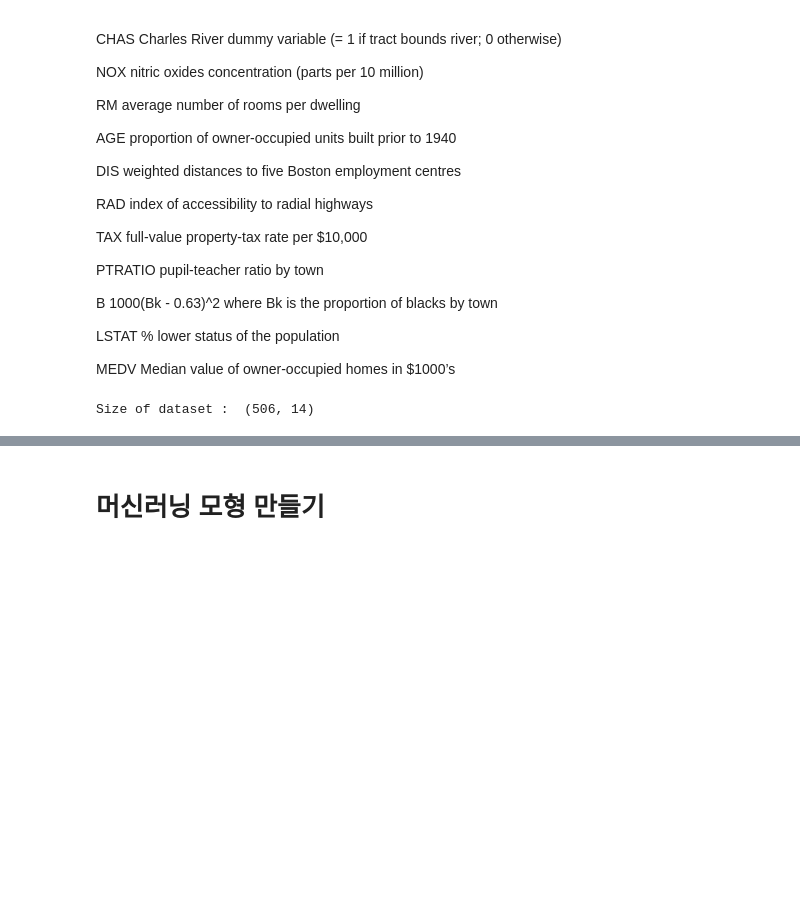
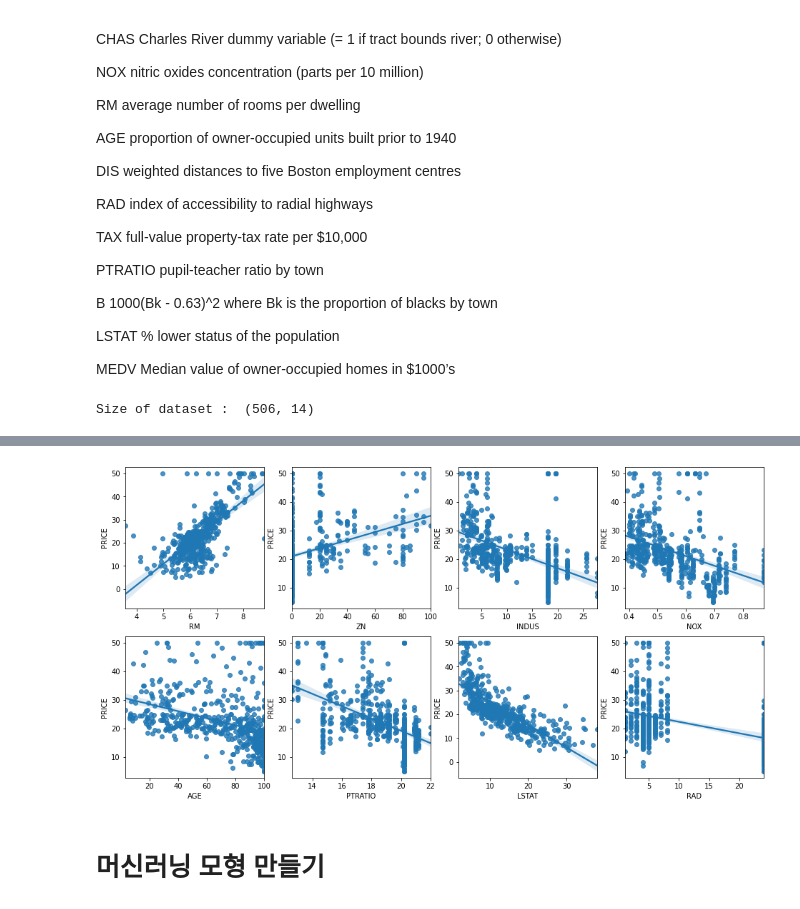
Before and after one commit to dwtkse33/ml_GoogleColab, a Jupyter notebook: 교차검증.ipynb, the cells around one changed output, grey strips where cells are left out. Saved outputs shown, nothing was run; the diff lists cells and outputs as text; code cells hidden in the pictures; blank space fills up the shorter version.

```diff
--- a/교차검증.ipynb
+++ b/교차검증.ipynb
@@ -79,3 +93,19 @@ Size of dataset :  (506, 14)
+# %%
+#주요 변수별 데이터를 해석할 수 있어야 한다.
+# RM: RM이 증가할수록 PRICE도 증가하는 경향이 있다.
+# 각각의 변수와 Price와의 관계에 대한 직관적인 이해가 필요하다.
+# 질문: 선형성이 가장 큰 것은 무엇인가?
+# 이제 회귀 모형을 만들어본다.
+fig, axs = plt.subplots(figsize=(16,8) , ncols=4 , nrows=2)
+lm_features = ['RM','ZN','INDUS','NOX','AGE','PTRATIO','LSTAT','RAD']
+for i , feature in enumerate(lm_features):
+    row = int(i/4)
+    col = i%4
+
+    # 시본의 regplot을 이용해 산점도와 선형 회귀 직선을 함께 표현
+    sns.regplot(x=feature , y='PRICE', data=bostonDF , ax=axs[row][col])
+# %% [output]
+[figure, added]
 # %% [markdown]
 # 머신러닝 모형 만들기
 # %%
```
Also changed, not shown: parts of 6 cells of this notebook.
